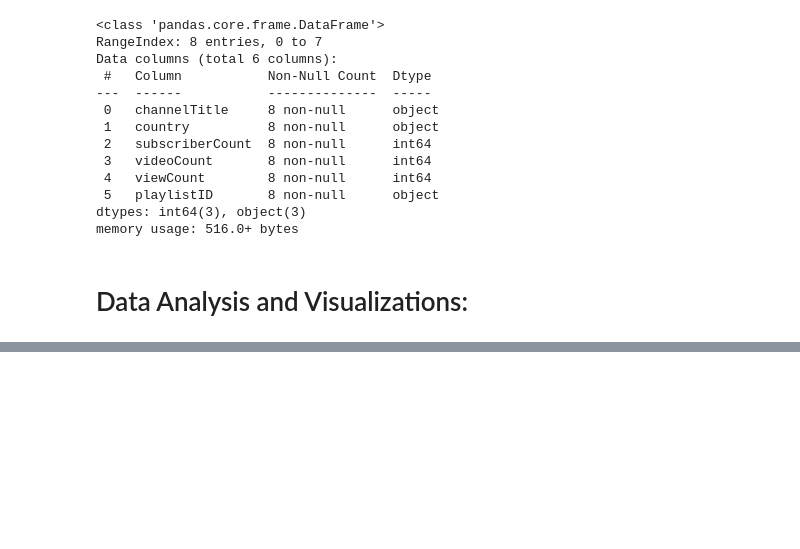
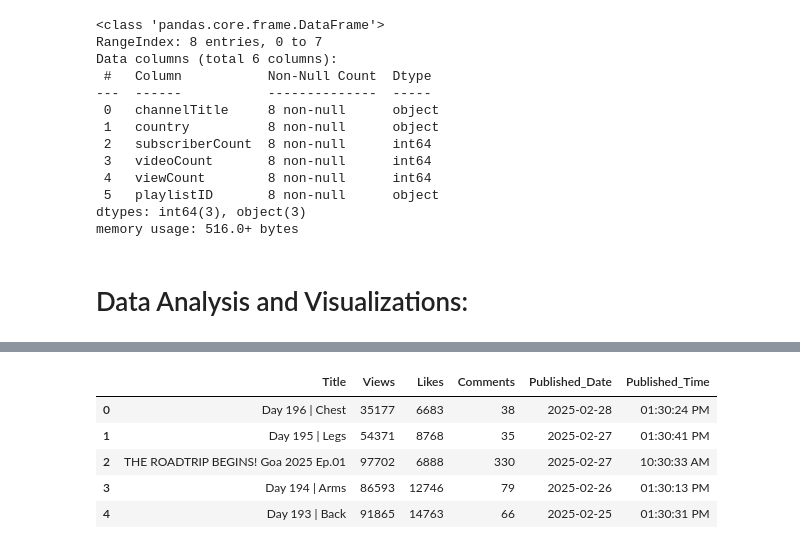
Before and after one commit to SA2804/YT-channel-data-analysis, a Jupyter notebook: YT_data_analysis.ipynb, the cells around one changed output, grey strips where cells are left out. Saved outputs shown, nothing was run; the diff lists cells and outputs as text; code cells hidden in the pictures; blank space fills up the shorter version.

```diff
--- a/YT_data_analysis.ipynb
+++ b/YT_data_analysis.ipynb
@@ -165,0 +327,9 @@ sns.pairplot(df)
+# %%
+video_df.head()
+# %% [output]
+|  | Title | Views | Likes | Comments | Published_Date | Published_Time |
+| 0 | Day 196 | Chest | 35177 | 6683 | 38 | 2025-02-28 | 01:30:24 PM |
+| 1 | Day 195 | Legs | 54371 | 8768 | 35 | 2025-02-27 | 01:30:41 PM |
+| 2 | THE ROADTRIP BEGINS! Goa 2025 Ep.01 | 97702 | 6888 | 330 | 2025-02-27 | 10:30:33 AM |
+| 3 | Day 194 | Arms | 86593 | 12746 | 79 | 2025-02-26 | 01:30:13 PM |
+| 4 | Day 193 | Back | 91865 | 14763 | 66 | 2025-02-25 | 01:30:31 PM |
```
Also changed, not shown: parts of 30 cells of this notebook.
